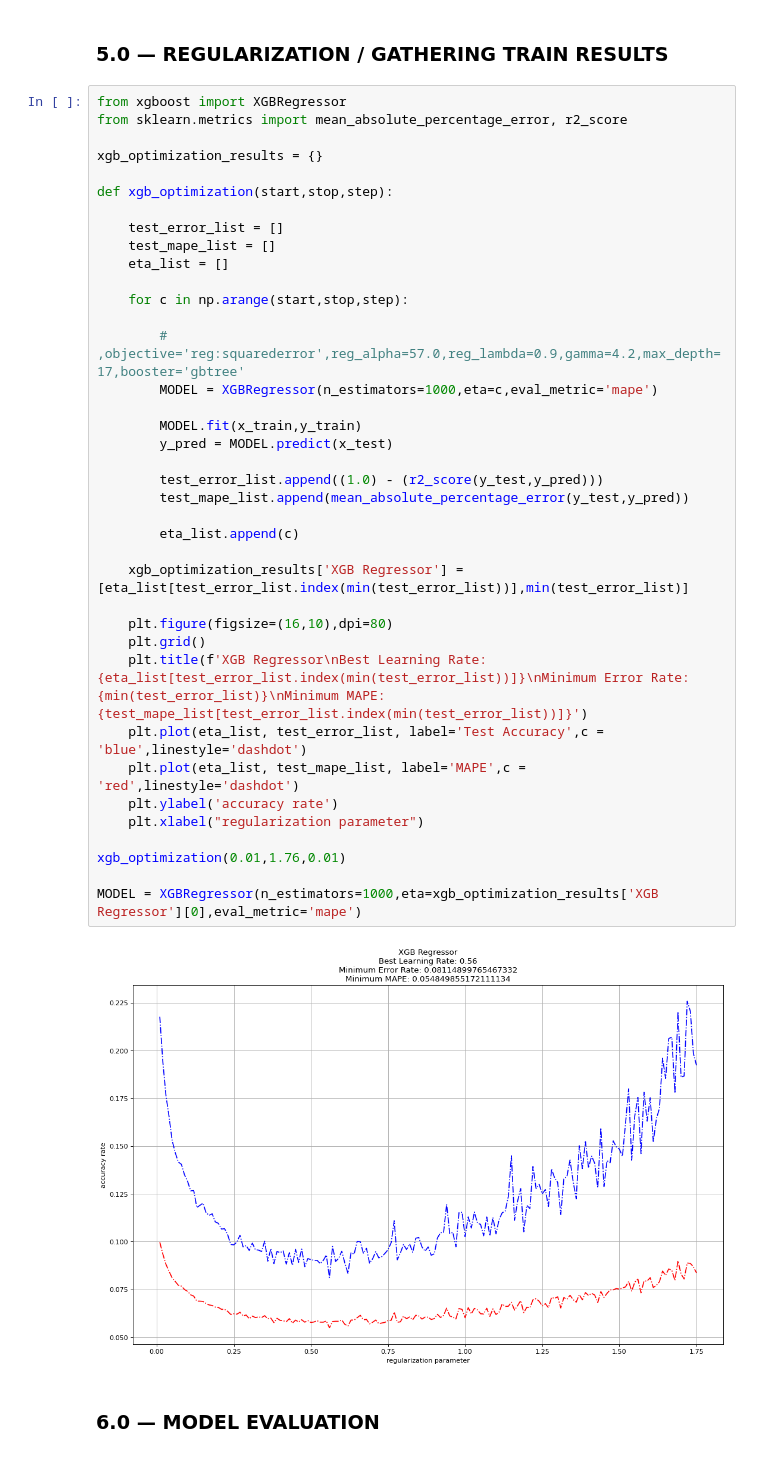
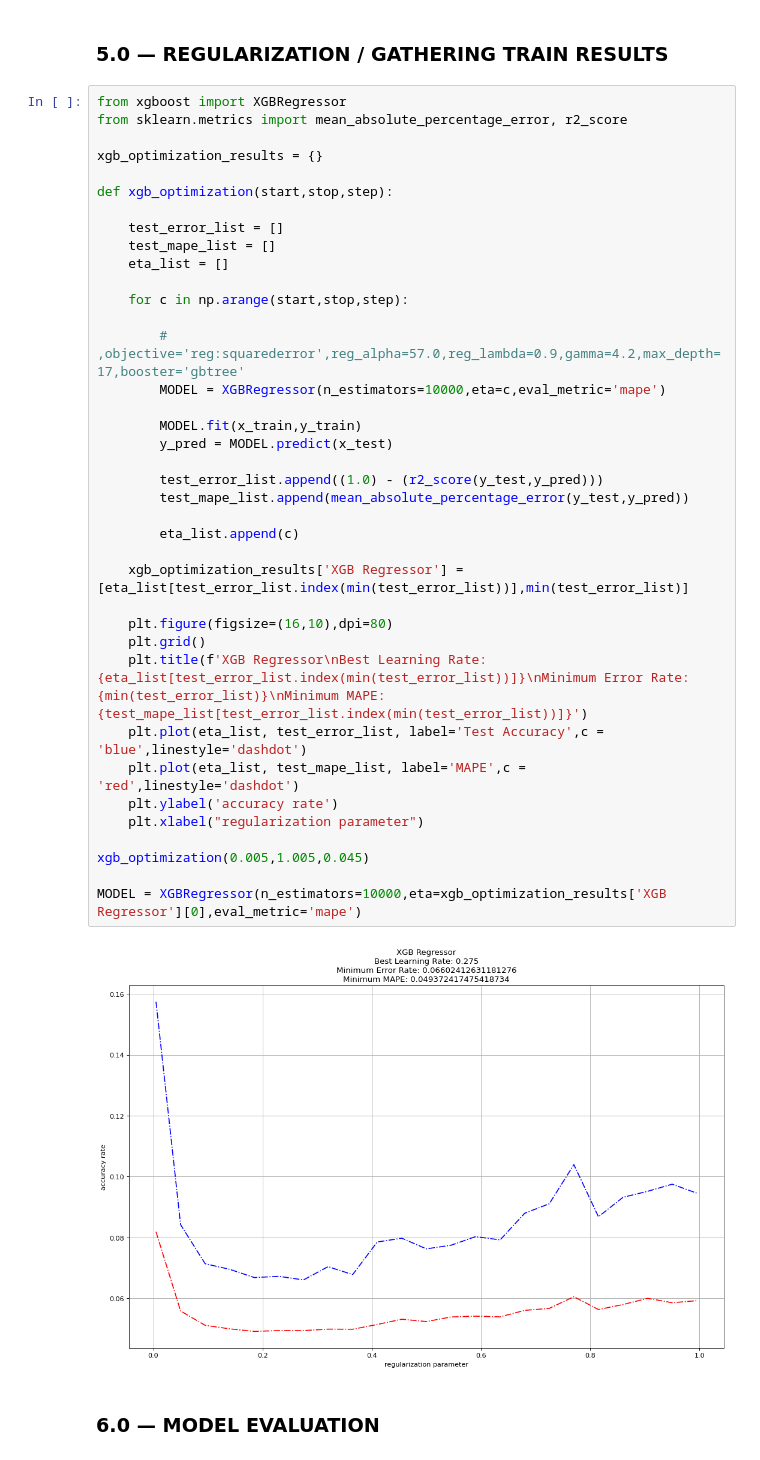
Before and after one commit to weinoose/GdzElektrikDatathon2023, a Jupyter notebook: main.ipynb, the cells around one changed output. Cells and saved outputs as stored; diff of their text form.

```diff
--- a/main.ipynb
+++ b/main.ipynb
@@ -359,37 +359,37 @@ xgb_optimization_results = {}
 def xgb_optimization(start,stop,step):
 
     test_error_list = []
     test_mape_list = []
     eta_list = []
 
     for c in np.arange(start,stop,step):
 
         # ,objective='reg:squarederror',reg_alpha=57.0,reg_lambda=0.9,gamma=4.2,max_depth=17,booster='gbtree'
-        MODEL = XGBRegressor(n_estimators=1000,eta=c,eval_metric='mape')
+        MODEL = XGBRegressor(n_estimators=10000,eta=c,eval_metric='mape')
 
         MODEL.fit(x_train,y_train)
         y_pred = MODEL.predict(x_test)
 
         test_error_list.append((1.0) - (r2_score(y_test,y_pred)))
         test_mape_list.append(mean_absolute_percentage_error(y_test,y_pred))
 
         eta_list.append(c)
 
     xgb_optimization_results['XGB Regressor'] = [eta_list[test_error_list.index(min(test_error_list))],min(test_error_list)]
 
     plt.figure(figsize=(16,10),dpi=80)
     plt.grid()
     plt.title(f'XGB Regressor\nBest Learning Rate: {eta_list[test_error_list.index(min(test_error_list))]}\nMinimum Error Rate: {min(test_error_list)}\nMinimum MAPE: {test_mape_list[test_error_list.index(min(test_error_list))]}')
     plt.plot(eta_list, test_error_list, label='Test Accuracy',c = 'blue',linestyle='dashdot')
     plt.plot(eta_list, test_mape_list, label='MAPE',c = 'red',linestyle='dashdot')
     plt.ylabel('accuracy rate')
     plt.xlabel("regularization parameter")
 
-xgb_optimization(0.01,1.76,0.01)
+xgb_optimization(0.005,1.005,0.045)
 
-MODEL = XGBRegressor(n_estimators=1000,eta=xgb_optimization_results['XGB Regressor'][0],eval_metric='mape')
+MODEL = XGBRegressor(n_estimators=10000,eta=xgb_optimization_results['XGB Regressor'][0],eval_metric='mape')
 # %% [output]
-[figure, old version]
+[figure, new version]
 # %% [markdown]
 ### 6.0 — MODEL EVALUATION
 # %%
```
Also changed, not shown: parts of 1 cell of this notebook, 1 other file.
